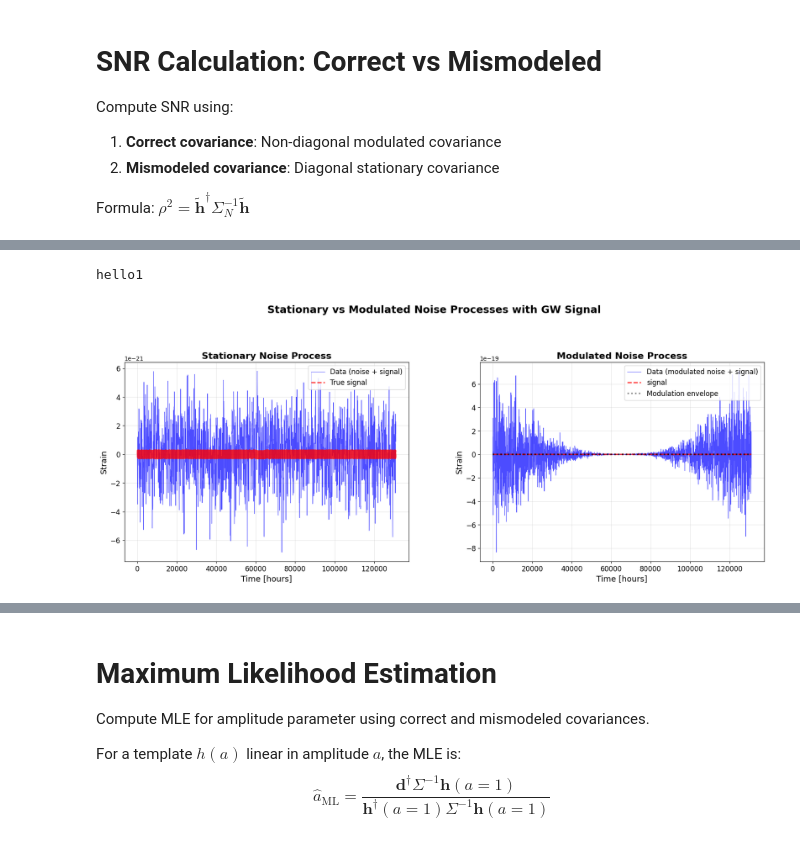
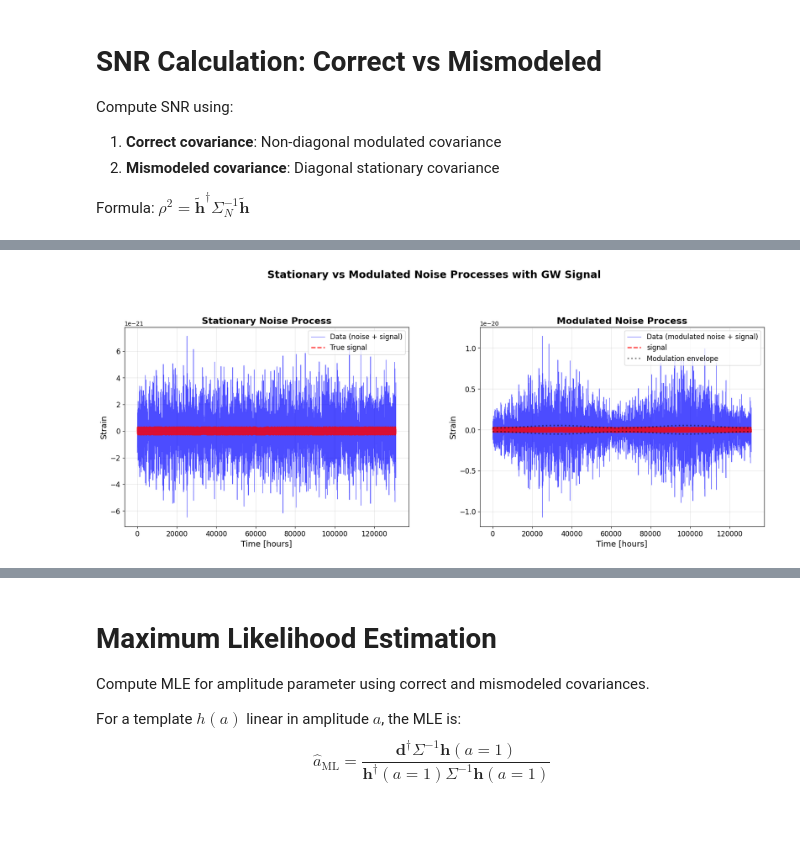
Before and after one commit to lorenzsp/NoStaLISA, a Jupyter notebook: toy_models/toy_model_modulation_mismodel.ipynb, the cells around one changed output, grey strips where cells are left out. Drawn from its saved outputs; the diff is of its cells as text; code cells hidden in the pictures.

Commit message:
working over pos freq. Can now explore

```diff
--- a/toy_models/toy_model_modulation_mismodel.ipynb
+++ b/toy_models/toy_model_modulation_mismodel.ipynb
@@ -70,7 +70,7 @@ def h(a, f0, fdot0, t, w_t=1.0):
     return w_t * 3e-22 * (a * np.sin((2*np.pi)*t*(f0 + fdot0 * t)))
 
 
-def modulation(A, B, t, T_obs):
+def modulation(A, B, OMEGA, t, T_obs):
     """
     Generate cosine amplitude modulation.
 
@@ -83,7 +83,7 @@ def modulation(A, B, t, T_obs):
     Returns:
     - Modulation function w(t) = A + B*cos(2πt/T_obs)
     """
-    return A + B * np.cos(2 * np.pi * t / T_obs)
+    return A + B * np.cos(2 * np.pi * OMEGA * t / T_obs)
 
 
 def noise_PSD(f, TDI='TDI1'):
@@ -393,14 +442,11 @@ print("✓ TDI2: Better low-frequency performance, stronger high-frequency noise
 Generate the non-diagonal covariance matrices for modulated noise processes using both TDI1 and TDI2 noise curves.
 # %%
 # Prepare two-sided PSDs (fftshifted)
-PSD_pos_neg_TDI1 = noise_PSD(freq_bin, TDI="TDI1")
-PSD_pos_neg_TDI1[N//2] = PSD_pos_neg_TDI1[N//2 + 1]  # Regularize f=0
+PSD_TDI1 = noise_PSD(freq_bin, TDI="TDI1")
+PSD_TDI1[0] = PSD_TDI1[1]
 
-PSD_pos_neg_TDI2 = noise_PSD(freq_bin, TDI="TDI2")
-PSD_pos_neg_TDI2[N//2] = PSD_pos_neg_TDI2[N//2 + 1]  # Regularize f=0
-
-# FFT of modulation function (two-sided, fftshifted)
-w_fft = np.fft.fftshift(np.fft.fft(w_t))
+PSD_TDI2 = noise_PSD(freq_bin, TDI="TDI2")
+PSD_TDI2[0] = PSD_TDI2[1]
 
 print("Computing covariance matrices using fast FFT method...")
 print("This may take a moment for large N...")
@@ -408,11 +454,11 @@ print("This may take a moment for large N...")
 # Compute covariance matrices (fast method)
 import time
 start = time.time()
-Cov_Matrix_TDI1_modulated = compute_covariance_fast(w_t, PSD_pos_neg_TDI1, delta_f)
+Cov_Matrix_TDI1_modulated = noise_covariance_w_pos(PSD_TDI1, w_t, delta_t, diag=10)
 elapsed_tdi1 = time.time() - start
 
 start = time.time()
-Cov_Matrix_TDI2_modulated = compute_covariance_fast(w_t, PSD_pos_neg_TDI2, delta_f)
+Cov_Matrix_TDI2_modulated = noise_covariance_w_pos(PSD_TDI2, w_t, delta_t, diag=10)
 elapsed_tdi2 = time.time() - start
 
 print(f"✓ TDI1 covariance matrix computed in {elapsed_tdi1:.2f} s")
@@ -570,43 +682,19 @@ np.random.seed(42)
 # 1. Generate stationary white noise in frequency domain
 # For stationary case: generate noise with PSD, no modulation
 
-variance_f_tdi1 = (N * PSD_pos_neg_TDI1/(2*delta_t))   # Compute variance of the noise (of on gapped noise) [shifted]
-variance_f_tdi2 = (N * PSD_pos_neg_TDI2/(2*delta_t))   # Compute variance of the noise (of on gapped noise) [shifted]
-
-def gen_noise(variance_f, seed=42, w_t = 1.0, time_domain = False):
-    np.random.seed(seed)
-    noise_imag = np.random.normal(0,np.sqrt(variance_f))   # Generate imaginary part
-    noise_real = np.random.normal(0,np.sqrt(variance_f))   # Generate real part
-    noise_f = noise_real + 1j*noise_imag
-
-    noise_f[0] = np.sqrt(2)*noise_f[0].real
-    noise_f[-1] = np.sqrt(2)*noise_f[-1].real
-
-    if time_domain and np.allclose(w_t,1.0):
-        print("hello1")
-        return np.fft.ifft(noise_f)
-    elif time_domain and np.allclose(w_t, 1.0):
-        print("hello2")
-        noise_t = np.fft.ifft(noise_f)
-        return w_t * noise_t
-    noise_t_w = w_t * np.fft.ifft(noise_f)
-    noise_f_w = np.fft.fft(noise_t_w)
-    return noise_f_w
-
-
-np.random.seed(10)
+variance_f_tdi2 = (N * PSD_TDI2/(4*delta_t))   # Compute variance of the noise (of on gapped noise) [shifted]
 
 # Convert to time domain
-noise_stationary_t = gen_noise(variance_f_tdi2, seed=10, w_t = 1.0, time_domain = True)
-noise_modulated_t = gen_noise(variance_f_tdi2, seed=10, w_t = w_t, time_domain = True)
+noise_stationary_t = gen_noise(variance_f_tdi2, seed=42, w_t=1.0, time_domain=True)
+noise_modulated_t = gen_noise(variance_f_tdi2, seed=42, w_t=w_t, time_domain=True)
 
+# noise_modulated_t = w_t * noise_stationary_t
 # 3. Create data with signal
 # For stationary: add unmodulated signal
 data_stationary_t = noise_stationary_t + signal_true_pad
 
 # For modulated: modulate noise in time domain and add modulated signal
-signal_true_modulated_pad = h(a_ex, f0_ex, fdot0_ex, t_pad, w_t=1.0)
-data_modulated_t = noise_modulated_t + signal_true_modulated_pad
+data_modulated_t = noise_modulated_t + signal_true_pad
 
 
 # 5. Plotting
@@ -616,34 +704,33 @@ gs = fig.add_gridspec(2, 2, height_ratios=[1.5, 1], hspace=0.3, wspace=0.25)
 # Top left: Stationary noise + signal
 ax1 = fig.add_subplot(gs[0, 0])
 time_hours = t_pad[:one_hour*3] / 3600  # Show first 3 hours
 ax1.plot(t_pad, data_stationary_t, 'b-', alpha=0.7, linewidth=0.8, label='Data (noise + signal)')
 ax1.plot(t_pad, signal_true_pad, 'r--', linewidth=2, alpha=0.8, label='True signal')
 ax1.set_xlabel('Time [hours]', fontsize=14)
 ax1.set_ylabel('Strain', fontsize=14)
 ax1.set_title('Stationary Noise Process', fontsize=16, fontweight='bold')
 ax1.legend(fontsize=12, loc='upper right')
 ax1.grid(True, alpha=0.3)
 ax1.tick_params(labelsize=12)
 
 # Top right: Modulated noise + signal
 ax2 = fig.add_subplot(gs[0, 1])
 ax2.plot(t_pad, data_modulated_t, 'b-', alpha=0.7, linewidth=0.8, label='Data (modulated noise + signal)')
-ax2.plot(t_pad, signal_true_modulated_pad, 'r--', linewidth=2, alpha=0.8, label='signal')
+ax2.plot(t_pad, signal_true_pad, 'r--', linewidth=2, alpha=0.8, label='signal')
 # Overlay modulation envelope
-envelope = w_t * np.max(np.abs(signal_true_modulated_pad))
+envelope = w_t * np.max(np.abs(signal_true_pad))
 ax2.plot(t_pad, envelope, 'k:', linewidth=2.5, alpha=0.5, label='Modulation envelope')
 ax2.plot(t_pad, -envelope, 'k:', linewidth=2.5, alpha=0.5)
 ax2.set_xlabel('Time [hours]', fontsize=14)
 ax2.set_ylabel('Strain', fontsize=14)
 ax2.set_title('Modulated Noise Process', fontsize=16, fontweight='bold')
 ax2.legend(fontsize=12, loc='upper right')
 ax2.grid(True, alpha=0.3)
 ax2.tick_params(labelsize=12)
 
 
 plt.suptitle('Stationary vs Modulated Noise Processes with GW Signal',
              fontsize=18, fontweight='bold', y=0.995)
 plt.show()
 # %% [output]
-hello1
-[figure, old version]
+[figure, new version]
```
Also changed, not shown: parts of 22 cells of this notebook.
